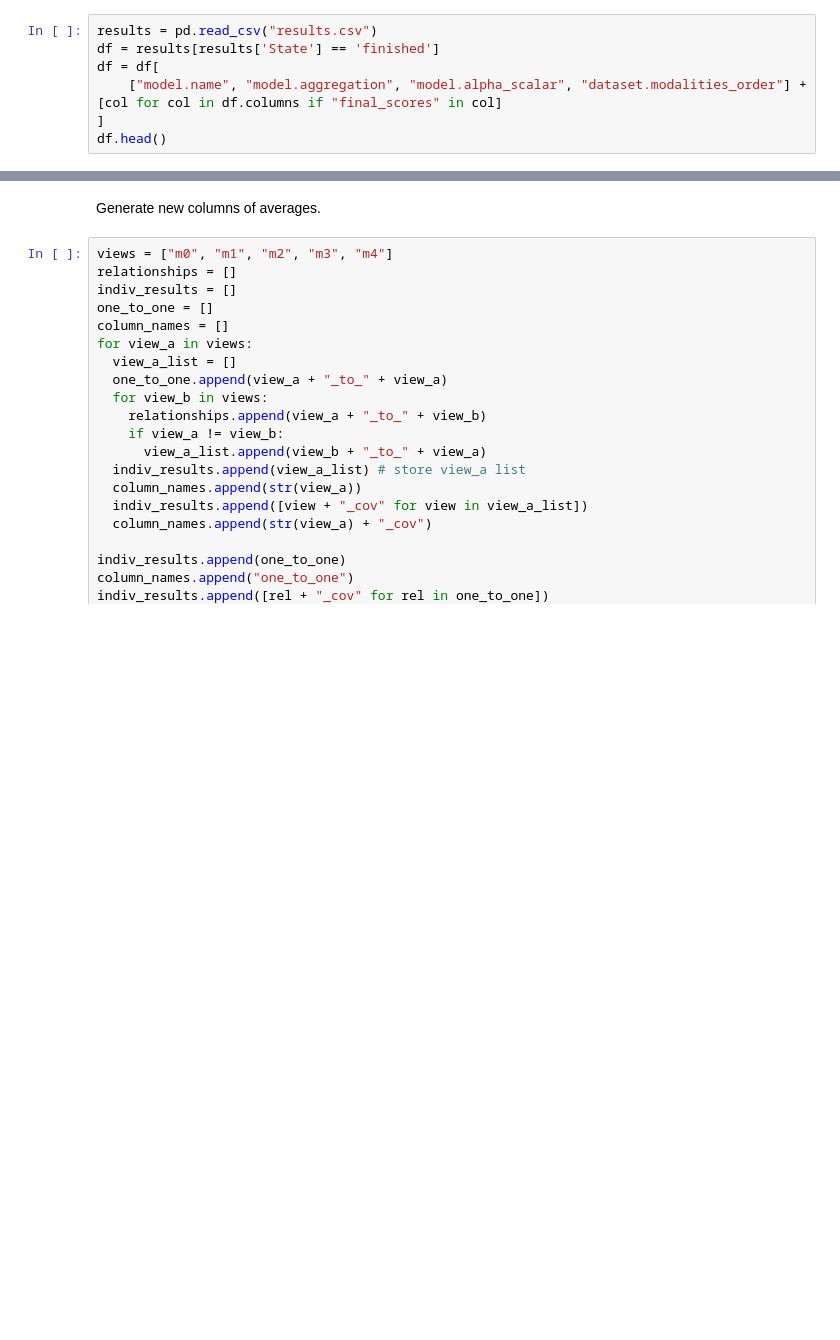
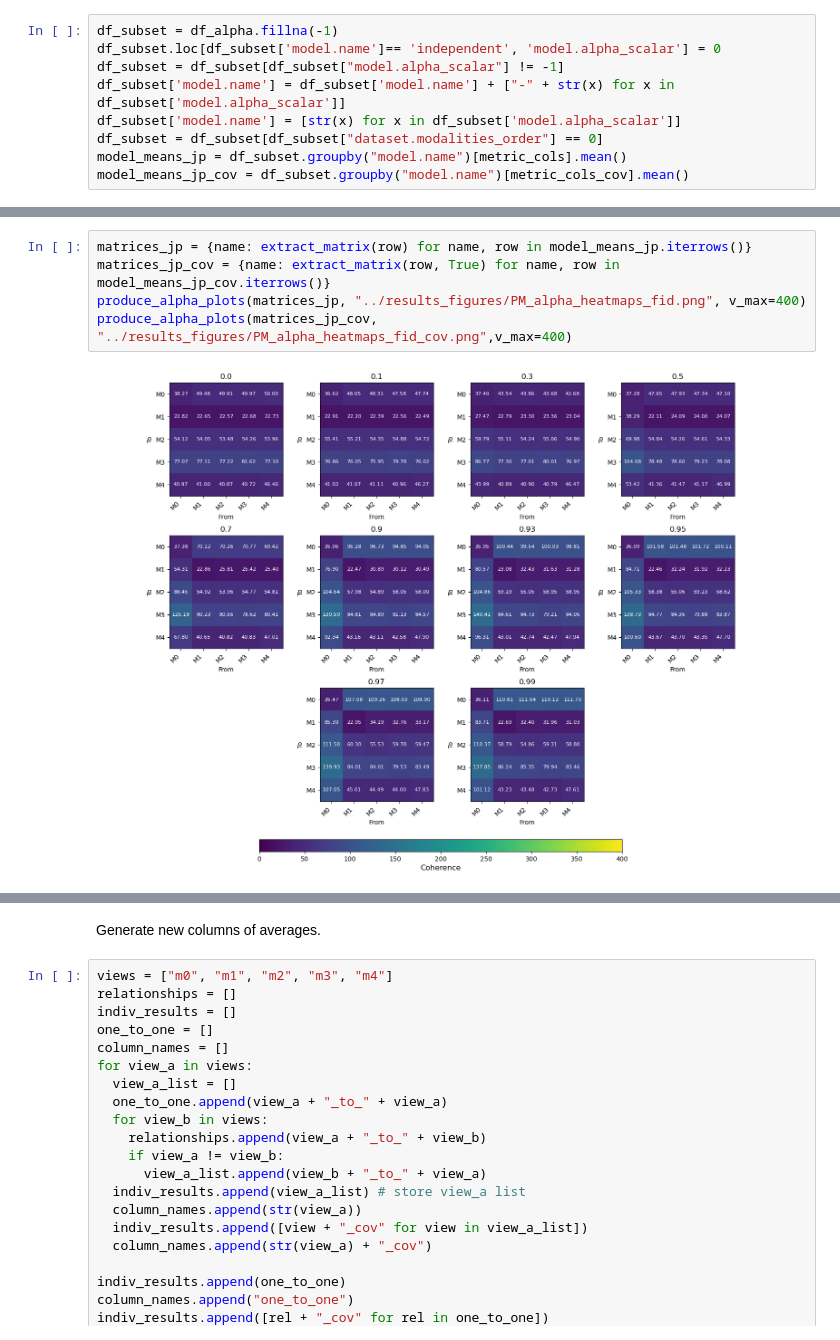
Before and after one commit to eso28599/mmvmvae, a Jupyter notebook: run_PM/process_results.ipynb, the cells around one changed output, grey strips where cells are left out. Cells and saved outputs as stored; diff of their text form; blank space fills up the shorter version.

```diff
--- a/run_PM/process_results.ipynb
+++ b/run_PM/process_results.ipynb
@@ -10,7 +126,9 @@ plt.style.use('seaborn-v0_8-colorblind')
 # %%
-results = pd.read_csv("results.csv")
-df = results[results['State'] == 'finished']
-df = df[
-    ["model.name", "model.aggregation", "model.alpha_scalar", "dataset.modalities_order"] + [col for col in df.columns if "final_scores" in col]
-]
-df.head()
+df_subset = df_alpha.fillna(-1)
+df_subset.loc[df_subset['model.name']== 'independent', 'model.alpha_scalar'] = 0
+df_subset = df_subset[df_subset["model.alpha_scalar"] != -1]
+df_subset['model.name'] = df_subset['model.name'] + ["-" + str(x) for x in df_subset['model.alpha_scalar']]
+df_subset['model.name'] = [str(x) for x in df_subset['model.alpha_scalar']]
+df_subset = df_subset[df_subset["dataset.modalities_order"] == 0]
+model_means_jp = df_subset.groupby("model.name")[metric_cols].mean()
+model_means_jp_cov = df_subset.groupby("model.name")[metric_cols_cov].mean()
@@ -46,0 +335,7 @@ df.head()
+# %%
+matrices_jp = {name: extract_matrix(row) for name, row in model_means_jp.iterrows()}
+matrices_jp_cov = {name: extract_matrix(row, True) for name, row in model_means_jp_cov.iterrows()}
+produce_alpha_plots(matrices_jp, "../results_figures/PM_alpha_heatmaps_fid.png", v_max=400)
+produce_alpha_plots(matrices_jp_cov, "../results_figures/PM_alpha_heatmaps_fid_cov.png",v_max=400)
+# %% [output]
+[figure, added]
```
Also changed, not shown: parts of 80 cells of this notebook, 53 other files.
